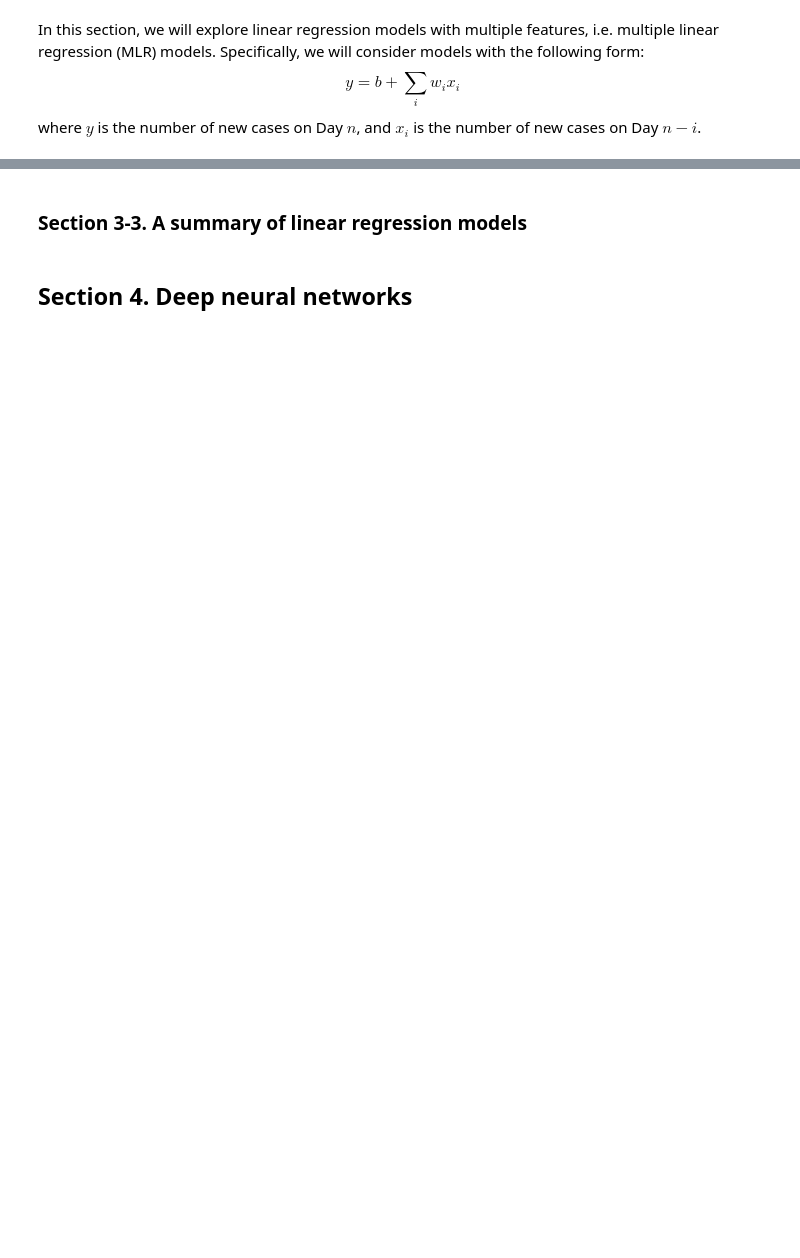
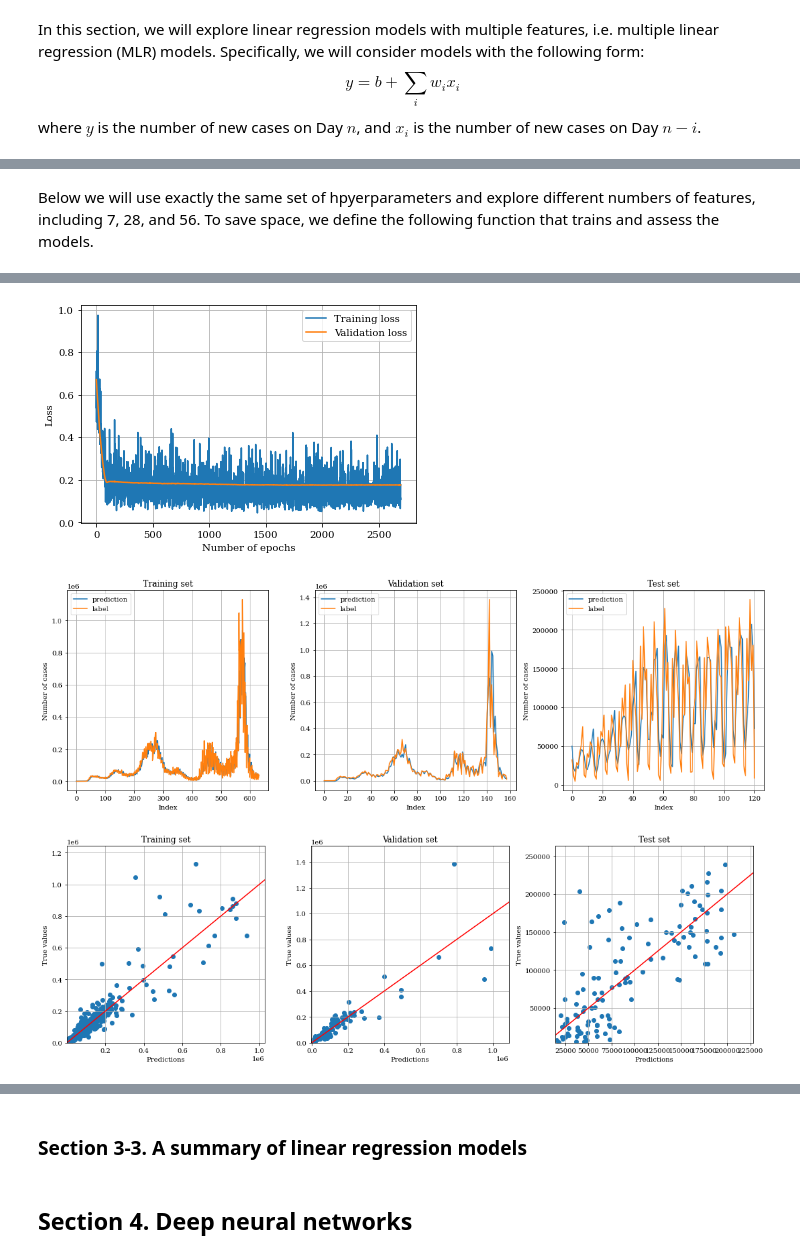
Before and after one commit to wehs7661/deep_learning_projects, a Jupyter notebook: covid_regression/LR2DNN/covid_regression.ipynb, the cells around one changed output, grey strips where cells are left out. Drawn from its saved outputs; the diff is of its cells as text; code cells hidden in the pictures; blank space fills up the shorter version.

```diff
--- a/covid_regression/LR2DNN/covid_regression.ipynb
+++ b/covid_regression/LR2DNN/covid_regression.ipynb
@@ -262,7 +261,7 @@ dv_set = prep_dataloader(df, 1, 'dev', config['batch_size'])
 tt_set = prep_dataloader(df, 1, 'test', config['batch_size'])
 # %%
 model = LinearRegression(1, 1)
-loss_list = train(tr_set, model, config)
+loss_list = train(tr_set, dv_set, model, config)
 # %% [output]
 Finished training after 1467 epochs
 # %% [markdown]
@@ -446,3 +426,0 @@ tt_set = prep_dataloader(df, 7, 'test', config['batch_size'], tr_idx=(8, 798))
-# %%
-model = LinearRegression(7, 1)  # The number of input features: 7; the number of output features: 1
-loss_list = train(tr_set, model, config)
@@ -463,36 +426,0 @@ plt.legend()
-# %%
-# Z score
-pred_tr_z = model(tr_set.dataset.x)
-pred_dev_z = model(dv_set.dataset.x)
-pred_tt_z = model(tt_set.dataset.x)
-
-label_tr_z = tr_set.dataset.y
-label_dev_z = dv_set.dataset.y
-label_tt_z = tt_set.dataset.y
-
-# Original scale
-pred_tr = pred_tr_z * tr_set.dataset.y_std + tr_set.dataset.y_mean
-pred_dev = pred_dev_z * tr_set.dataset.y_std + tr_set.dataset.y_mean
-pred_tt = pred_tt_z * tr_set.dataset.y_std + tr_set.dataset.y_mean
-
-label_tr = label_tr_z * tr_set.dataset.y_std + tr_set.dataset.y_mean
-label_dev = label_dev_z * tr_set.dataset.y_std + tr_set.dataset.y_mean
-label_tt = label_tt_z * tr_set.dataset.y_std + tr_set.dataset.y_mean
-# %%
-preds = [pred_tr, pred_dev, pred_tt]
-labels = [label_tr, label_dev, label_tt]
-titles = ['Training set', 'Validation set', 'Test set']
-
-fig, axes = plt.subplots(1, 3, figsize=(15, 5))
-for i in range(len(preds)):
-    #ax = fig.add_subplot(1, 3, i + 1)
-    axes[i].plot(preds[i].detach().numpy(), label='prediction')
-    axes[i].plot(labels[i].detach().numpy(), label='label')
-
-    axes[i].set_xlabel('Index')
-    axes[i].set_ylabel('Number of cases')
-    axes[i].set_title(titles[i], fontweight='bold')
-    axes[i].legend()
-    axes[i].grid()
-
-plt.tight_layout()
@@ -508,0 +427,2 @@ Test loss: 69509
+# %% [markdown]
+Below we will use exactly the same set of hpyerparameters and explore different numbers of features, including 7, 28, and 56. To save space, we define the following function that trains and assess the models.
@@ -508,0 +523,3 @@ Test loss: 69509
+# %%
+MultipleLinearRegression(n_feats=7)
+# %% [output]
@@ -508,0 +530,3 @@ Test loss: 69509
+[figure, added]
+[figure, added]
+[figure, added]
```
Also changed, not shown: parts of 30 cells of this notebook.
